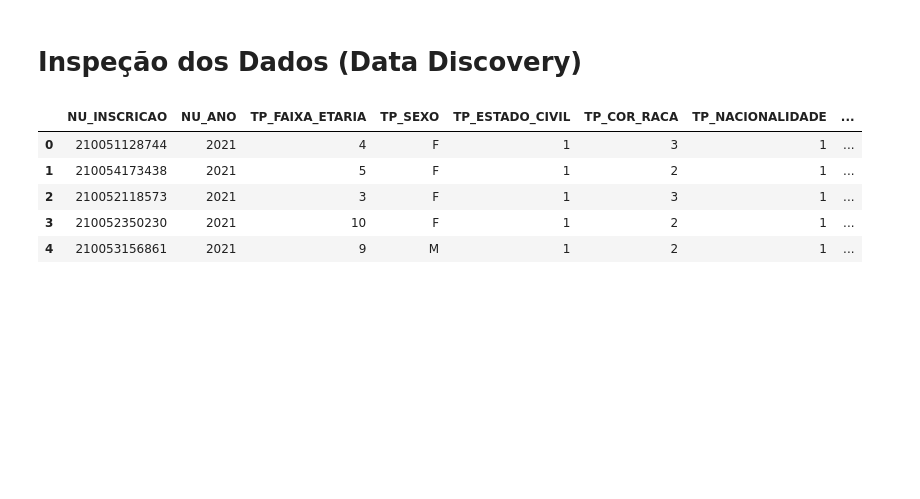
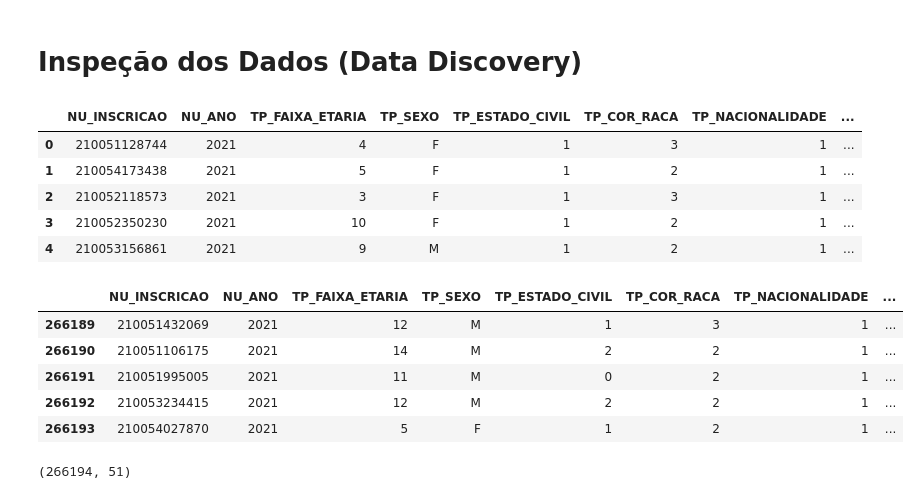
Before and after one commit to JevertonFlores/DA_python_dados_enem, a Jupyter notebook: Data_Analytics_Data_Viking.ipynb, the cells around one changed output. Cells and saved outputs as stored; diff of their text form; code cells hidden in the pictures; blank space fills up the shorter version.

```diff
--- a/Data_Analytics_Data_Viking.ipynb
+++ b/Data_Analytics_Data_Viking.ipynb
@@ -39,3 +39,21 @@ df.head()
 | 2 | 210052118573 | 2021 | 3 | F | 1 | 3 | 1 | ... |
 | 3 | 210052350230 | 2021 | 10 | F | 1 | 2 | 1 | ... |
 | 4 | 210053156861 | 2021 | 9 | M | 1 | 2 | 1 | ... |
+# %%
+# Leitura das cinco últimas linhas
+
+df.tail()
+# %% [output]
+|  | NU_INSCRICAO | NU_ANO | TP_FAIXA_ETARIA | TP_SEXO | TP_ESTADO_CIVIL | TP_COR_RACA | TP_NACIONALIDADE | ... |
+| 266189 | 210051432069 | 2021 | 12 | M | 1 | 3 | 1 | ... |
+| 266190 | 210051106175 | 2021 | 14 | M | 2 | 2 | 1 | ... |
+| 266191 | 210051995005 | 2021 | 11 | M | 0 | 2 | 1 | ... |
+| 266192 | 210053234415 | 2021 | 12 | M | 2 | 2 | 1 | ... |
+| 266193 | 210054027870 | 2021 | 5 | F | 1 | 2 | 1 | ... |
+# %%
+# Quantidade de linhas e colunas do Dataset
+# O resultado é uma tupla - podemos verificar com a função type()
+
+df.shape
+# %% [output]
+(266194, 51)
```
Also changed, not shown: parts of 6 cells of this notebook.
